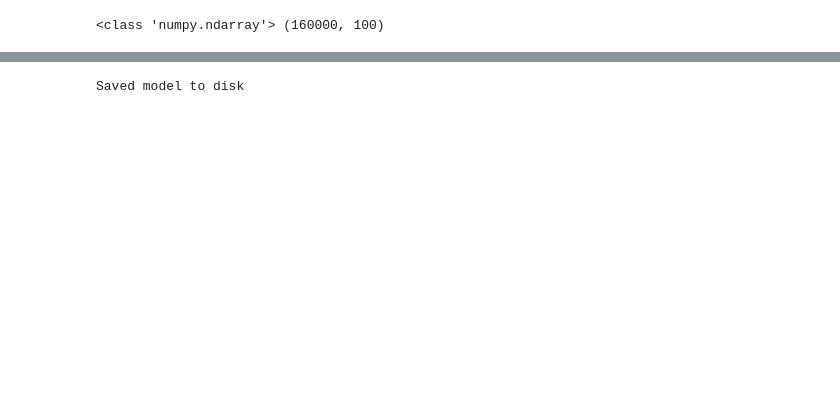
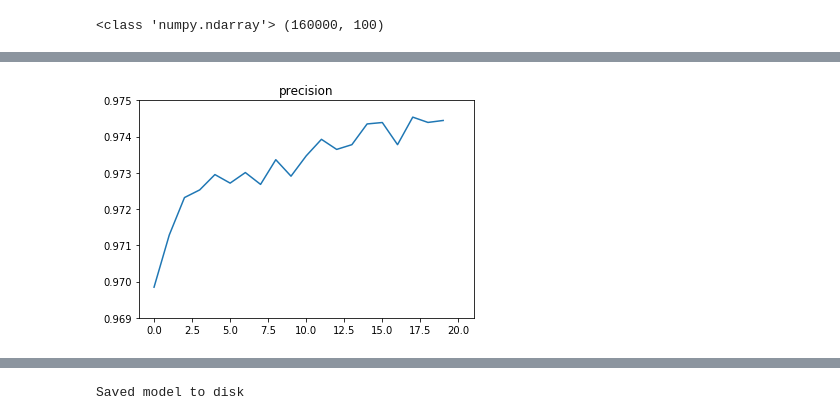
Before and after one commit to mohibeyki/bot-detection-sample, a Jupyter notebook: tf-idf.ipynb, the cells around one changed output, grey strips where cells are left out. Drawn from its saved outputs; the diff is of its cells as text; code cells hidden in the pictures; blank space fills up the shorter version.

Commit message:
finished tfidf for s1

```diff
--- a/tf-idf.ipynb
+++ b/tf-idf.ipynb
@@ -131,3 +66,24 @@ test_tfidf_mat = vec.transform(x_test).toarray()
 print(type(test_tfidf_mat),test_tfidf_mat.shape)
 # %% [output]
 <class 'numpy.ndarray'> (160000, 100)
+# %%
+model = Sequential()
+model.add(Dense(512,input_shape=(100,), activation='relu'))
+model.add(Dropout(0.2))
+model.add(Dense(512, activation='relu'))
+model.add(Dropout(0.2))
+model.add(Dense(512,input_shape=(100,), activation='relu'))
+model.add(Dropout(0.2))
+model.add(Dense(512,input_shape=(100,), activation='relu'))
+model.add(Dropout(0.2))
+model.add(Dense(256, activation='relu'))
+model.add(Dropout(0.2))
+model.add(Dense(64, activation='relu'))
+model.add(Dense(1))
+model.add(Activation('sigmoid'))
+model.summary()
+model.compile(
+    loss='binary_crossentropy',
+    optimizer='adam',
+    metrics=['accuracy',km.binary_precision(), km.binary_recall()]
+)
@@ -133,0 +108,9 @@ print(type(test_tfidf_mat),test_tfidf_mat.shape)
+# %%
+history = model.fit(
+    tfidf_mat,
+    y,
+    batch_size=128,
+    epochs=20,
+    verbose=1,
+    validation_split=0.25
+)
@@ -133,0 +135,8 @@ print(type(test_tfidf_mat),test_tfidf_mat.shape)
+# %%
+plt.xlim(left=-1, right=21)
+plt.ylim(bottom=0.969, top=0.975)
+plt.title('precision')
+plt.plot(history.history['precision'], label='train')
+plt.savefig('tfidf-s-1/precision.svg')
+# %% [output]
+[figure, added]
```
Also changed, not shown: parts of 15 cells of this notebook, 8 other files.
